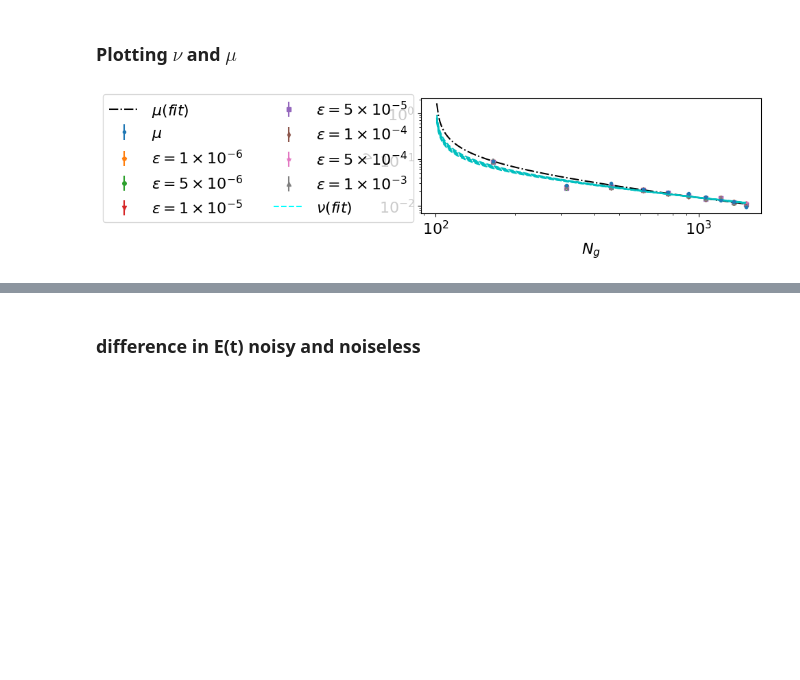
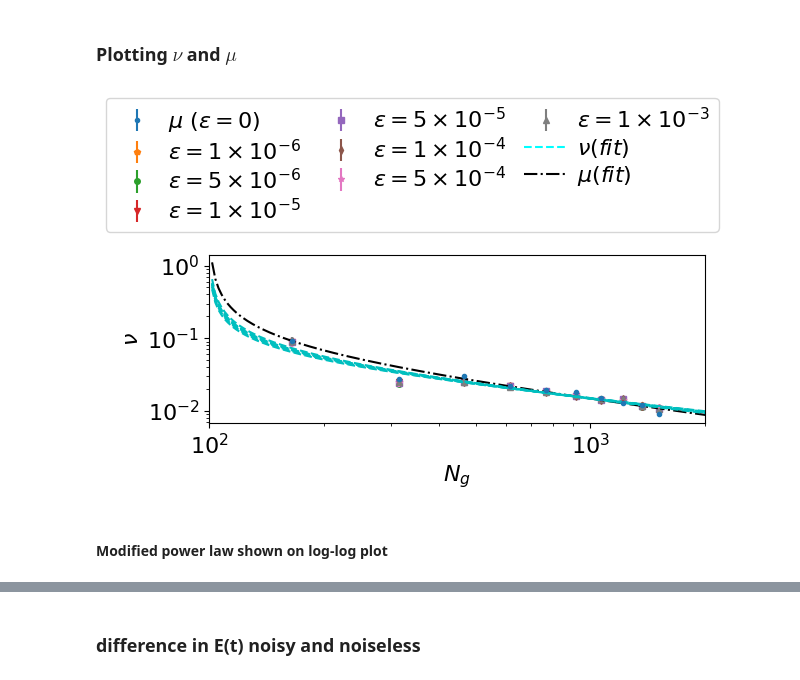
Before and after one commit to hvermaQ/VQE, a Jupyter notebook: noisy_global_comp_COBYLA_assumptions copy.ipynb, the cells around one changed output, grey strips where cells are left out. Saved outputs shown, nothing was run; the diff lists cells and outputs as text; code cells hidden in the pictures; blank space fills up the shorter version.

Commit message:
final plots

```diff
--- a/noisy_global_comp_COBYLA_assumptions copy.ipynb
+++ b/noisy_global_comp_COBYLA_assumptions copy.ipynb
@@ -299,7 +301,7 @@ alp_err = []
 E00 = []
 E00_err = []
 xx = np.arange(0, 25000, 1, dtype = int)
-fit_ran = 50
+fit_ran = 25
 for gt in range(0, len(res_data_mean), 1):
 #for gt in [3]:
     fit_range = (gt+1)*fit_ran
@@ -427,7 +429,7 @@ for gt in range(len(base_expo)):
 # Define fit model
 def noisy_power_model(x, a, b):
     #return a * np.exp(-b * x)
-    return a * ((x-100)**b)
+    return a * ((x-100)**-b)
 # %%
 import itertools
 marker = itertools.cycle(('o', 'v', 's', 'd', '*', '^', 'x', 'p'))
@@ -452,14 +454,15 @@ for gt in range(len(alp_list)):
     a, b = pm
     a_err, b_err = np.sqrt(np.diag(cv))
     #Plot fitted exponential model
-    x_fit = np.linspace(1, gate_ctt[n_lay-1], 100)
+    x_fit = np.linspace(100, gate_ctt[n_lay-1]+500, 1000)
     y_fit = noisy_power_model(x_fit, a, b)
     #plt.plot(x_fit, y_fit)
 
+    #for evaluating residuals
     y_fitt = noisy_power_model(gate_ctt[0:n_lay], a, b)
 
     residuals = np.array(alp_list[gt][0:n_lay]) - y_fitt
-    chi_sq = np.sum(np.divide(residuals, np.array(alp_err_list[gt][0:n_lay])))
+    chi_sq = np.sum((residuals / np.array(alp_err_list[gt][0:n_lay]))**2)
     ss_res = np.sum(residuals**2)
     ss_tot = np.sum(( np.array(alp_list[gt][0:n_lay])-np.mean(np.array(alp_list[gt][0:n_lay])))**2)
     r_sq = 1 - (ss_res / ss_tot)
@@ -484,8 +487,8 @@ ax.set_xticks(gate_ctt)
 #plt.savefig('noiseless_gamma_fit.pdf', bbox_inches = 'tight')
 plt.legend(bbox_to_anchor = (1, 1))
 ax.set_ylabel(r'$ \gamma^1$')
-#ax.set_xscale('log')
-#ax.set_yscale('log')
+ax.set_xscale('log')
+ax.set_yscale('log')
 #ax.set_xlim([50,1000])
 #ax.set_ylim([0.005,0.5])
 #plt.savefig('noisy_alpha_fit.pdf', bbox_inches = 'tight')
@@ -586,25 +589,26 @@ bet_err_fit = []
 bet_fit = []
 
 #firs noiseless gamma
-plt.errorbar(gate_ctt[strt:n_lay], gam[strt:n_lay], yerr=gam_err[strt:n_lay], fmt='.',  label = r'$\mu$')
+plt.errorbar(gate_ctt[strt:n_lay], gam[strt:n_lay], yerr=gam_err[strt:n_lay], fmt='.',  label = r'$\mu~(\epsilon = 0)$')
 #pfit, cv  = np.polyfit(gate_ct[0:n_lay], np.log(gam[0:n_lay]), w = 1/np.sqrt(gam_err[0:n_lay]), deg=1, cov = True)
 
 #Fit model with weights
 pm, cv = curve_fit(noiseless_power_model, gate_ctt[strt:n_lay], gam[strt:n_lay], sigma=gam_err[strt:n_lay], absolute_sigma=True)
-a, b = pm
-a_err, b_err = np.sqrt(np.diag(cv))
+aa, bb = pm
+aa_err, bb_err = np.sqrt(np.diag(cv))
 #Plot fitted exponential model
-x_fit = np.linspace(1, gate_ctt[n_lay-1], 1000)
-y_fit = noiseless_power_model(x_fit, a, b)
+x_fit = np.linspace(1, gate_ctt[n_lay-1]+500, 1000)
+y_fit = noiseless_power_model(x_fit, aa, bb)
 #plt.plot(x_fit, y_fit)
 
-y_fitt = noiseless_power_model(gate_ctt[strt:n_lay], a, b)
+#for residual from exact points at fit points
+y_fitt = noiseless_power_model(gate_ctt[strt:n_lay], aa, bb)
 
 # Plot regression line
-ax.plot(x_fit, y_fit, '-.k', lw=1.5, label = r'$\mu (fit)$');
+ax.plot(x_fit, y_fit, '-.k', lw=1.5);
 
 resi_0 = np.array(gam[strt:n_lay]) - y_fitt
-chi_sq_0 = np.sum(np.divide(resi_0, np.array(gam_err[strt:n_lay])))
+chi_sq_0 = np.sum((resi_0 / np.array(gam_err[strt:n_lay]))**2)
 ss_res_0 = np.sum(resi_0**2)
 ss_tot_0 = np.sum(( np.array(gam[strt:n_lay])-np.mean( np.array(gam[strt:n_lay])))**2)
 r_sq_0 = 1 - (ss_res_0 / ss_tot_0)
@@ -623,14 +627,14 @@ for gt in range(len(alp_list)):
     a, b = pm
     a_err, b_err = np.sqrt(np.diag(cv))
     #Plot fitted exponential model
-    x_fit = np.linspace(1, gate_ctt[n_lay-1], 1000)
+    x_fit = np.linspace(1, gate_ctt[n_lay-1]+500, 1000)
     y_fit = noisy_power_model(x_fit, a, b)
     #plt.plot(x_fit, y_fit)
 
     y_fitt = noisy_power_model(gate_ctt[strt:n_lay], a, b)
 
     residuals = np.array(alp_list[gt][strt:n_lay]) - y_fitt
-    chi_sq = np.sum(np.divide(residuals, np.array(alp_err_list[gt][strt:n_lay])))
+    chi_sq = np.sum((residuals / np.array(alp_err_list[gt][strt:n_lay]))**2)
     ss_res = np.sum(residuals**2)
     ss_tot = np.sum((np.array(alp_list[gt][strt:n_lay])-np.mean(np.array(alp_list[gt][strt:n_lay])))**2)
     r_sq = 1 - (ss_res / ss_tot)
@@ -645,34 +649,42 @@ for gt in range(len(alp_list)):
     bet_fit.append(b)
 
     # Create sequence of 100 numbers from 0 to 100
     #xn = np.linspace(1, gate_ct[n_lay-1], num=50)
 
     # Plot regression line
     ax.plot(x_fit, y_fit, '--c', lw=1.5)
 
 # Add an extra line in the legend
 l4 = mlines.Line2D([], [], color="cyan", linestyle="--", label = r"$\nu(fit)$")
+l5 = mlines.Line2D([], [], color="k", linestyle="-.", label = r"$\mu(fit)$")
 
 # Get existing handles and labels
 handles, labels = plt.gca().get_legend_handles_labels()
 
 # Add the extra line to the handles
 handles.append(l4)
+handles.append(l5)
 
 # Create the legend with all lines
-plt.legend(handles=handles, ncol = 2, bbox_to_anchor = (0, 1.1))
+plt.legend(handles=handles, ncol = 3,
+           labelspacing=0.2,
+            columnspacing=0.8,    # vertical space between entries (default ~0.5)
+            bbox_to_anchor = (1.05, 2),
+            handletextpad=0.4)   # space between handle and text
 
 ax.set_xlabel(r'$N_g$')
 ax.set_xticks(gate_ctt)
 
 #plt.savefig('noiseless_gamma_fit.pdf', bbox_inches = 'tight')
 #plt.legend(bbox_to_anchor = (0.1, 1.1), ncol =3)
 ax.set_ylabel(r'$ \nu$')
 ax.set_xscale('log')
 ax.set_yscale('log')
-#ax.set_xlim([50, 1000])
+ax.set_xlim([100, 2000])
 #ax.set_ylim([0.005, 0.5])
-#plt.savefig('COBYLA_plots/noisy_alpha_fit_COBY.pdf', bbox_inches = 'tight')
+#plt.savefig('Figs/noisy_alpha_fit_COBY.pdf', bbox_inches = 'tight')
 plt.show()
 # %% [output]
-[figure, old version]
+[figure, new version]
+# %% [markdown]
+#### Modified power law shown on log-log plot
```
Also changed, not shown: parts of 27 cells of this notebook, 6 other files.
